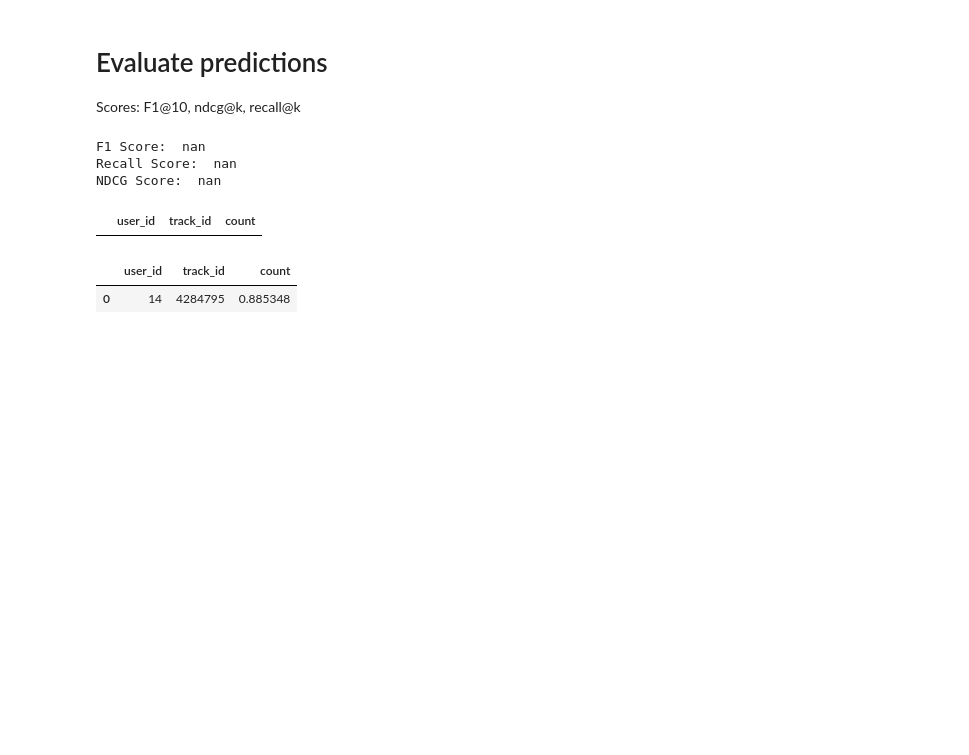
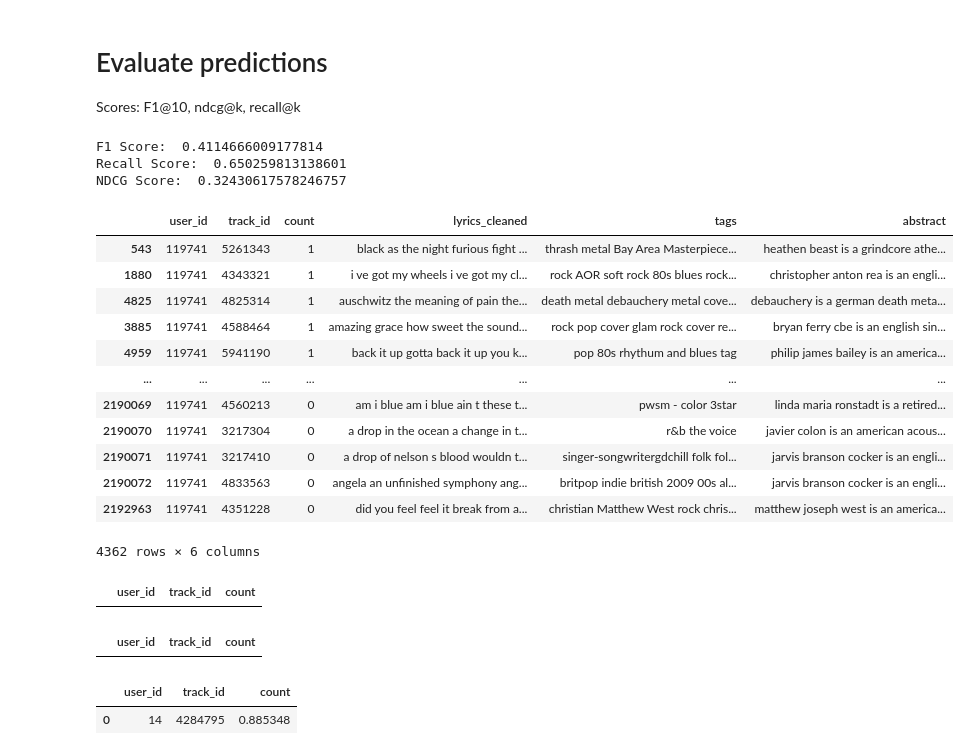
Before and after one commit to Katrin-Leberfinger/Hybrid-gender-debiased-music-recommendation, a Jupyter notebook: AI_MasterThesis_Recommendations_LFM2b.ipynb, the cells around one changed output. Saved outputs shown, nothing was run; the diff lists cells and outputs as text; code cells hidden in the pictures; blank space fills up the shorter version.

```diff
--- a/AI_MasterThesis_Recommendations_LFM2b.ipynb
+++ b/AI_MasterThesis_Recommendations_LFM2b.ipynb
@@ -686,5 +689,5 @@ res[res.user_id == 2334].sort_values('count', ascending = False)#.head(10)
 # %%
-topn=10
+topn=100
 results = []
 results_df = pd.DataFrame(columns = [user_col, item_col, rating_col])
 
@@ -772,9 +775,8 @@ for user, df in results_df.groupby(user_col):
   y_pred_ndcg = y_pred_df[rating_col].values
   y_pred_df.loc[y_pred_df[rating_col] > 0, rating_col] = 1
   y_pred = y_pred_df[rating_col].values
-  break
 
-  if y_true.sum() > 2:
+  if y_true.sum() >= 1:
     f1_scores.append(f1_score(y_true, y_pred))
     recall_scores.append(recall_score(y_true, y_pred))
     ndcg_scores.append(get_ndcg(rel, topn))
@@ -783,7 +785,23 @@ print("F1 Score: ", np.mean(f1_scores))
 print("Recall Score: ", np.mean(recall_scores))
 print("NDCG Score: ", np.mean(ndcg_scores))
 # %% [output]
-F1 Score:  nan
-Recall Score:  nan
-NDCG Score:  nan
+F1 Score:  0.4114666009177814
+Recall Score:  0.650259813138601
+NDCG Score:  0.32430617578246757
+# %%
+y_true_sorted
+# %% [output]
+|  | user_id | track_id | count | lyrics_cleaned | tags | abstract |
+| 543 | 119741 | 5261343 | 1 | black as the night furious fight ... | thrash metal Bay Area Masterpiece... | heathen beast is a grindcore athe... |
+| 1880 | 119741 | 4343321 | 1 | i ve got my wheels i ve got my cl... | rock AOR soft rock 80s blues rock... | christopher anton rea is an engli... |
+| 4825 | 119741 | 4825314 | 1 | auschwitz the meaning of pain the... | death metal debauchery metal cove... | debauchery is a german death meta... |
+| 3885 | 119741 | 4588464 | 1 | amazing grace how sweet the sound... | rock pop cover glam rock cover re... | bryan ferry cbe is an english sin... |
+| 4959 | 119741 | 5941190 | 1 | back it up gotta back it up you k... | pop 80s rhythum and blues tag | philip james bailey is an america... |
+| ... | ... | ... | ... | ... | ... | ... |
+| 2190069 | 119741 | 4560213 | 0 | am i blue am i blue ain t these t... | pwsm - color 3star | linda maria ronstadt is a retired... |
+| 2190070 | 119741 | 3217304 | 0 | a drop in the ocean a change in t... | r&b the voice | javier colon is an american acous... |
+| 2190071 | 119741 | 3217410 | 0 | a drop of nelson s blood wouldn t... | singer-songwritergdchill folk fol... | jarvis branson cocker is an engli... |
+| 2190072 | 119741 | 4833563 | 0 | angela an unfinished symphony ang... | britpop indie british 2009 00s al... | jarvis branson cocker is an engli... |
+| 2192963 | 119741 | 4351228 | 0 | did you feel feel it break from a... | christian Matthew West rock chris... | matthew joseph west is an america... |
+4362 rows × 6 columns
 # %%
@@ -791,5 +809,9 @@ data_interaction[(data_interaction.user_id == user) & (data_interaction.track_id
 # %% [output]
 |  | user_id | track_id | count |
+# %%
+data_interaction[(data_interaction.user_id == user) & (data_interaction.track_id == 6014675)]
+# %% [output]
+|  | user_id | track_id | count |
 # %%
 res[(res.user_id == user) & (res.track_id == 4284795)]
 # %% [output]
```
Also changed, not shown: parts of 20 cells of this notebook.
